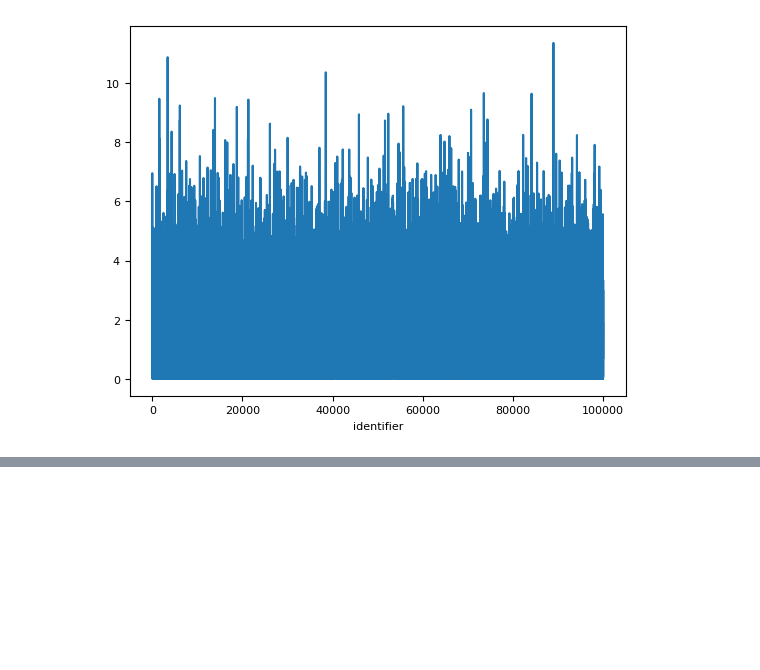
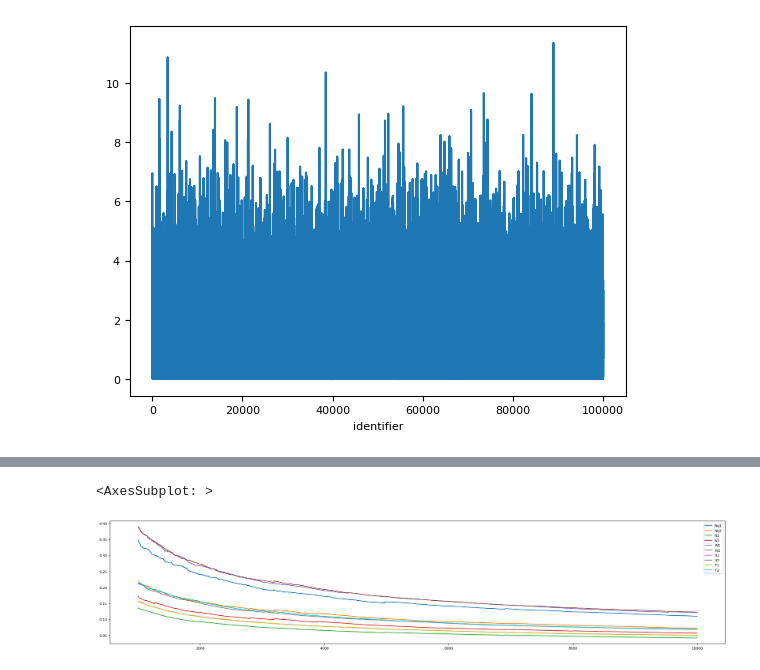
Before and after one commit to viniciuslettieri/2022.2---Avaliacao-e-Desempenho, a Jupyter notebook: Simulacoes/analise_simulacao.ipynb, the cells around one changed output, grey strips where cells are left out. Cells and saved outputs as stored; diff of their text form; code cells hidden in the pictures; blank space fills up the shorter version.

```diff
--- a/Simulacoes/analise_simulacao.ipynb
+++ b/Simulacoes/analise_simulacao.ipynb
@@ -163,0 +190,5 @@ statistics["tm_service2"].plot()
+# %%
+df.iloc[:, 1:].expanding().apply(ic).iloc[1000:].plot(figsize=(25,5))
+# %% [output]
+<AxesSubplot: >
+[figure, added]
```
Also changed, not shown: parts of 7 cells of this notebook, 12 other files.
